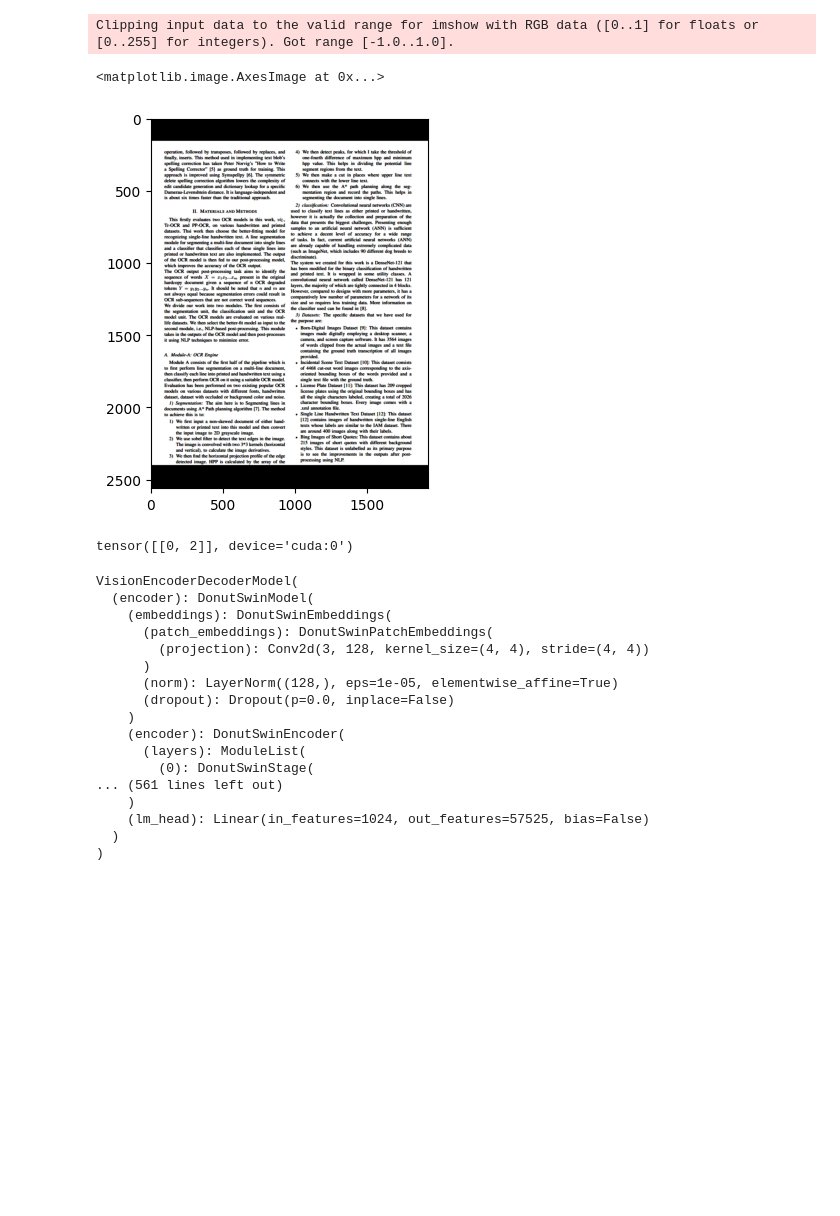
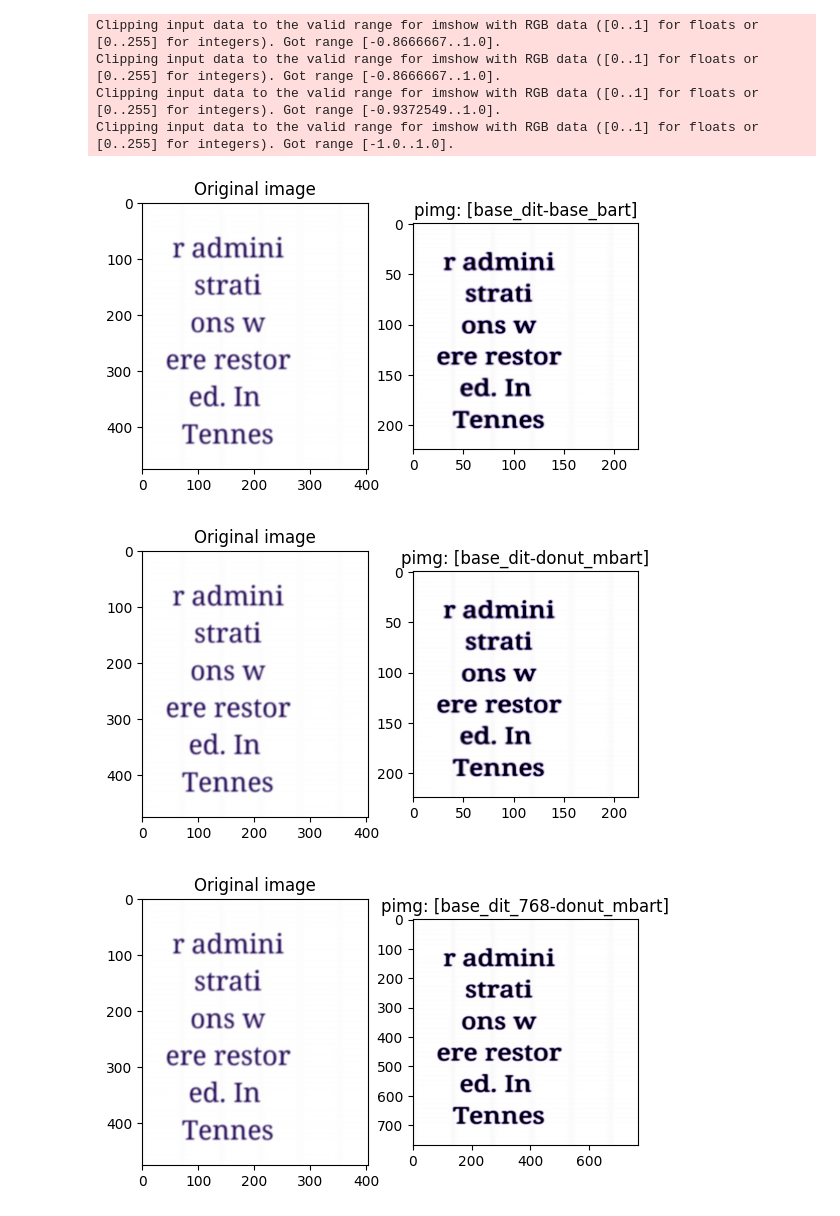
Before and after one commit to jaaabir/ocr, a Jupyter notebook: model_inference.ipynb, the cells around one changed output. Cells and saved outputs as stored; diff of their text form; code cells hidden in the pictures; blank space fills up the shorter version.

Commit message:
saving the data

```diff
--- a/model_inference.ipynb
+++ b/model_inference.ipynb
@@ -19,7 +22,6 @@ torch.cuda.empty_cache()
 ## hyper-params
 max_token_size = 512
 fetch_from_supabase = False
-sample_size = 100
 lora_config = {
         'r'              : 32,
         'alpha'          : 32*2,
@@ -28,4 +30,4 @@ lora_config = {
         'modules_to_save': None
         }
 pre_trained_ckpt_path = os.path.join('saved_models', 'mydit_dbart', 'checkpoint-22498')
-root_path = os.path.join('synthdog', 'outputs_ol')
+root_path = os.path.join('synthdog', 'outputs')
@@ -93,14 +87,0 @@ Clipping input data to the valid range for imshow with RGB data ([0..1] for floa
-# %%
-p = model.generate(sample['pixel_values'].unsqueeze(0)).squeeze(0)
-ptext = text_tokenizer.decode(p)
-gtokens = sample['labels'].tolist()
-print("GT token")
-print(gtokens)
-print("Model token")
-print(p.tolist())
-print()
-print()
-print("GT text")
-print(text_tokenizer.decode(gtokens))
-print("Pred text")
-print(ptext)
@@ -118,12 +87,0 @@ Pred text
-# %%
-from transformers import VisionEncoderDecoderModel, AutoImageProcessor, AutoTokenizer
-
-def preprocess_image(image):
-    pimage = dprocessor(image, return_tensors="pt").pixel_values
-    return pimage.to('cuda')
-
-name = "naver-clova-ix/donut-base"
-dprocessor = AutoImageProcessor.from_pretrained(name)
-dtokenizer = AutoTokenizer.from_pretrained(name)
-dmodel = VisionEncoderDecoderModel.from_pretrained(name).to('cuda')
-dmodel.eval()
@@ -150,33 +87,0 @@ from PIL import Image
-# %%
-# pimage = preprocess_image(sample['image'])
-i = Image.open(os.path.join('assets', '1.png'))
-pimage = preprocess_image(i)
-plt.imshow(pimage.squeeze(0).cpu().permute(1,-1,-0))
-# %% [output]
-Clipping input data to the valid range for imshow with RGB data ([0..1] for floats or [0..255] for integers). Got range [-1.0..1.0].
-<matplotlib.image.AxesImage at 0x...>
-[figure, removed]
-# %%
-dmodel.generate(pimage)
-# %% [output]
-tensor([[0, 2]], device='cuda:0')
-# %%
-VisionEncoderDecoderModel.from_pretrained(name)
-# %% [output]
-VisionEncoderDecoderModel(
-  (encoder): DonutSwinModel(
-    (embeddings): DonutSwinEmbeddings(
-      (patch_embeddings): DonutSwinPatchEmbeddings(
-        (projection): Conv2d(3, 128, kernel_size=(4, 4), stride=(4, 4))
-      )
-      (norm): LayerNorm((128,), eps=1e-05, elementwise_affine=True)
-      (dropout): Dropout(p=0.0, inplace=False)
-    )
-    (encoder): DonutSwinEncoder(
-      (layers): ModuleList(
-        (0): DonutSwinStage(
-... (561 lines left out)
-    )
-    (lm_head): Linear(in_features=1024, out_features=57525, bias=False)
-  )
-)
@@ -182,0 +133,13 @@ VisionEncoderDecoderModel(
+# %%
+sample_ind = np.random.randint(0, len(tdataset))
+for _, image_processor, _, name in models_and_tokens:
+    plt.figure()
+    show_og_processed_image(tdataset, sample_ind, image_processor, ptitle=f'pimg: [{name}]')
+# %% [output]
+Clipping input data to the valid range for imshow with RGB data ([0..1] for floats or [0..255] for integers). Got range [-0.8666667..1.0].
+Clipping input data to the valid range for imshow with RGB data ([0..1] for floats or [0..255] for integers). Got range [-0.8666667..1.0].
+Clipping input data to the valid range for imshow with RGB data ([0..1] for floats or [0..255] for integers). Got range [-0.9372549..1.0].
+Clipping input data to the valid range for imshow with RGB data ([0..1] for floats or [0..255] for integers). Got range [-1.0..1.0].
+[figure, added]
+[figure, added]
+[figure, added]
```
Also changed, not shown: parts of 16 cells of this notebook, 1 other file.
